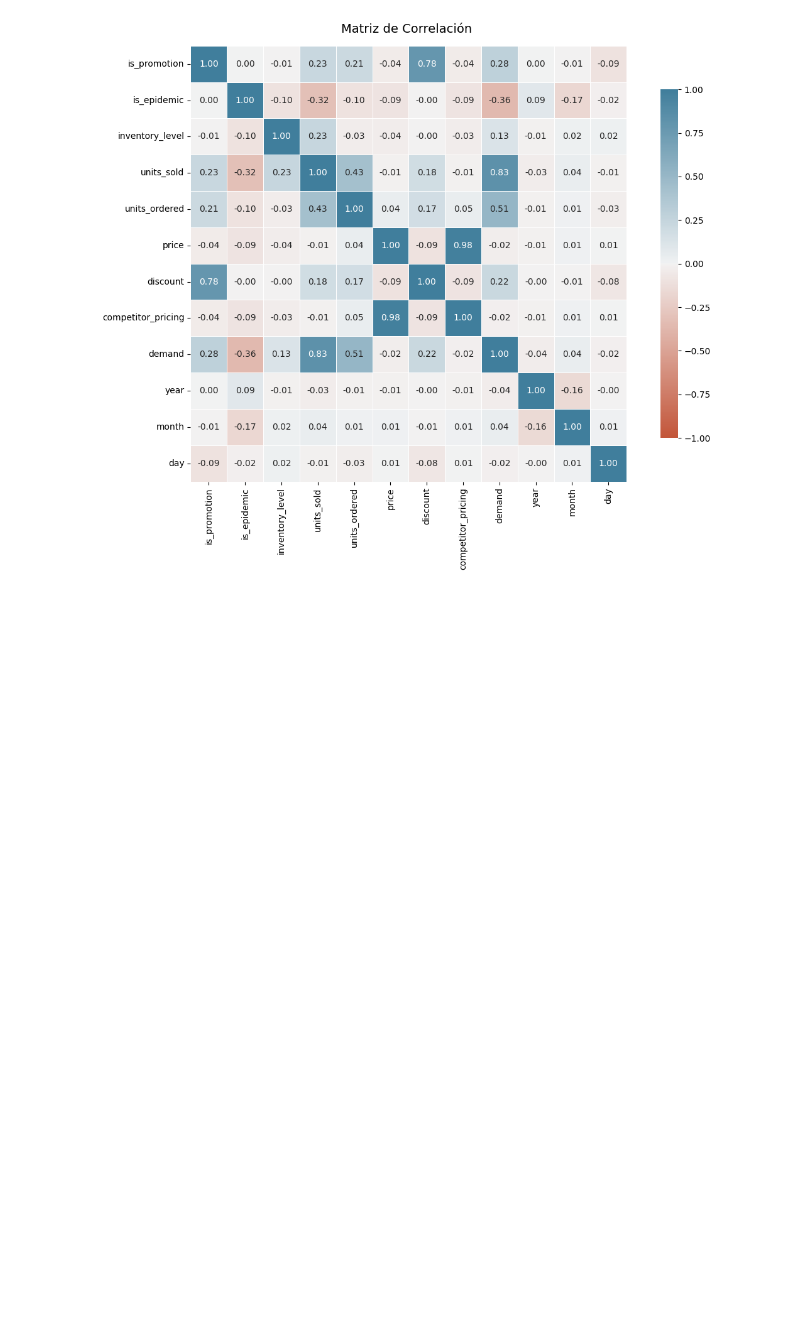
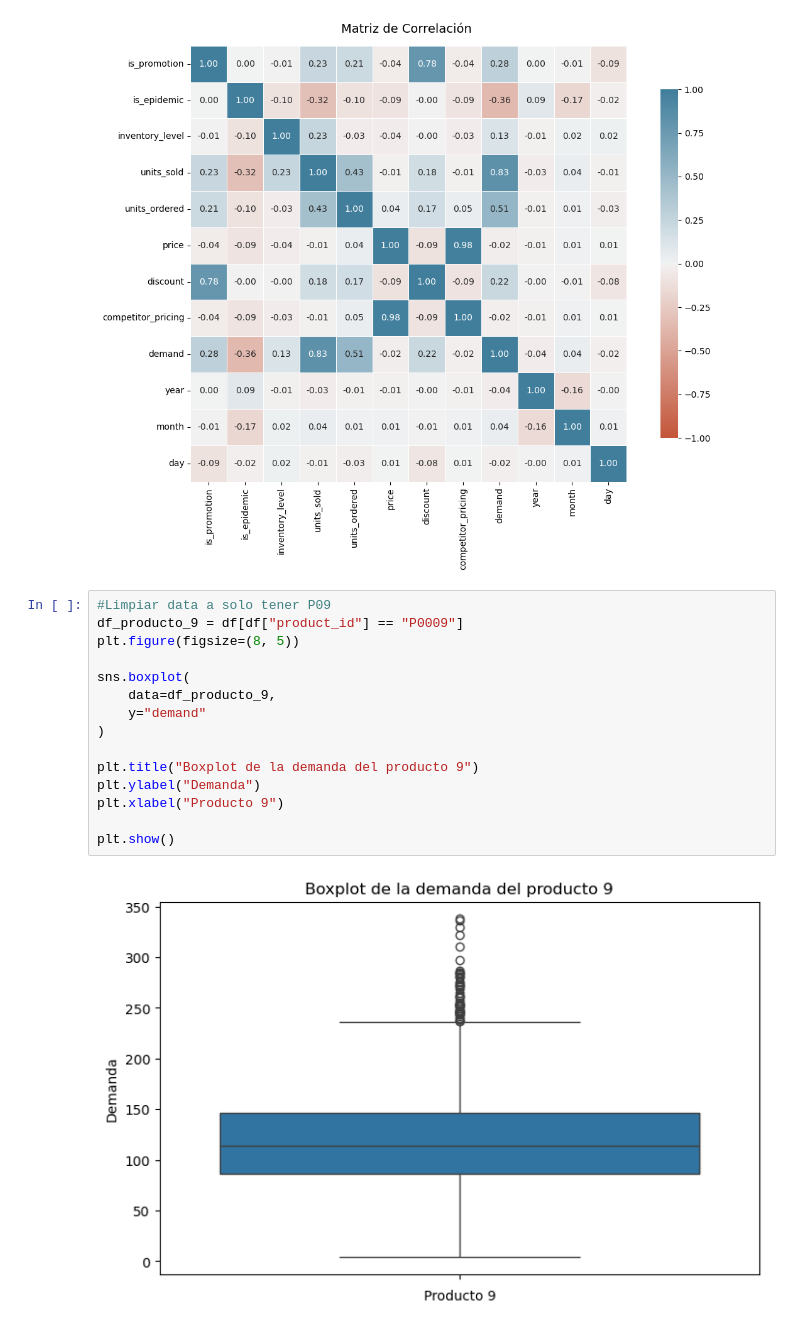
Before and after one commit to diegorod14/20261_Business_Predictive_Analytics, a Jupyter notebook: Proyecto.ipynb, the cells around one changed output. Drawn from its saved outputs; the diff is of its cells as text; blank space fills up the shorter version.

```diff
--- a/Proyecto.ipynb
+++ b/Proyecto.ipynb
@@ -1181,3 +1158,20 @@ plt.tight_layout()
 plt.show()
 # %% [output]
 [figure]
+# %%
+#Limpiar data a solo tener P09
+df_producto_9 = df[df["product_id"] == "P0009"]
+plt.figure(figsize=(8, 5))
+
+sns.boxplot(
+    data=df_producto_9,
+    y="demand"
+)
+
+plt.title("Boxplot de la demanda del producto 9")
+plt.ylabel("Demanda")
+plt.xlabel("Producto 9")
+
+plt.show()
+# %% [output]
+[figure, added]
```
Also changed, not shown: parts of 29 cells of this notebook.
